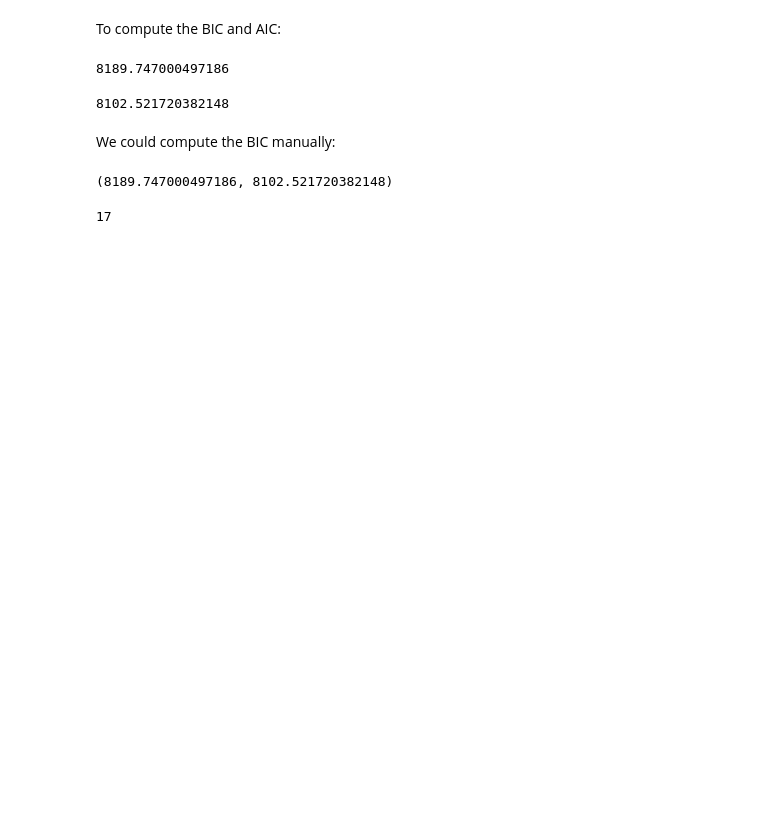
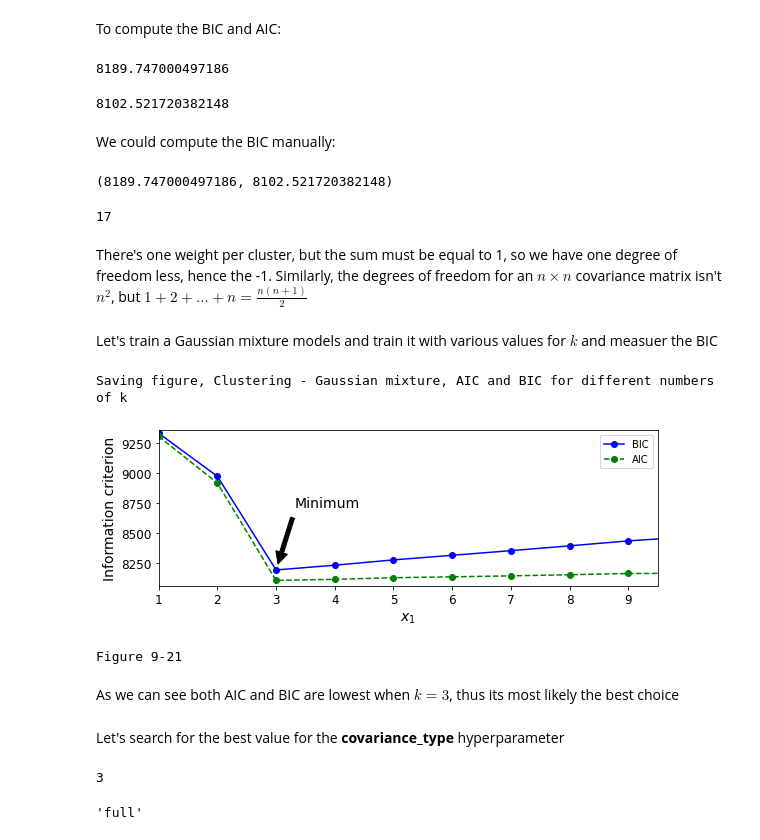
Before and after one commit to MarkJasonE/UnsupervisedLearningTechniques, a Jupyter notebook: UnsupervisedLearningTechniques.ipynb, the cells around one changed output. Drawn from its saved outputs; the diff is of its cells as text; code cells hidden in the pictures; blank space fills up the shorter version.

Commit message:
Added in section: Gaussian mixtures, point: Bayesian Gaussian mixture models

```diff
--- a/UnsupervisedLearningTechniques.ipynb
+++ b/UnsupervisedLearningTechniques.ipynb
@@ -1616,3 +1616,36 @@ bic, aic
 n_params
 # %% [output]
 17
+# %% [markdown]
+There's one weight per cluster, but the sum must be equal to 1, so we have one degree of freedom less, hence the -1. Similarly, the degrees of freedom for an $n \times n$ covariance matrix isn't $n^2$, but $1 + 2 + ... + n = \frac{n(n+ 1)}{2}$
+# %% [markdown]
+Let's train a Gaussian mixture models and train it with various values for $k$ and measuer the BIC
+# %%
+gms_per_k = [GaussianMixture(n_components=k, n_init=10, random_state=42).fit(X)
+            for k in range(1, 11)]
+# %%
+bics = [model.bic(X) for model in gms_per_k]
+aics = [model.aic(X) for model in gms_per_k]
+# %%
+plt.figure(figsize=(8, 3))
+plt.plot(range(1, 11), bics, "bo-", label="BIC")
+plt.plot(range(1, 11), aics, "go--", label="AIC")
+plt.xlabel("$x_1$", fontsize=14)
+plt.ylabel("Information criterion", fontsize=14)
+plt.axis([1, 9.5, np.min(aics)-50, np.max(aics)+50])
+plt.annotate("Minimum", xy=(3, bics[2]), xytext=(0.35, 0.6),
+             textcoords="figure fraction", fontsize=14,
+             arrowprops=dict(facecolor="black", shrink=0.1))
+plt.legend()
+
+save_fig("Clustering - Gaussian mixture, AIC and BIC for different numbers of k")
+plt.show()
+print("Figure 9-21")
+# %% [output]
+Saving figure, Clustering - Gaussian mixture, AIC and BIC for different numbers of k
+[figure, added]
+Figure 9-21
+# %% [markdown]
+As we can see both AIC and BIC are lowest when $k=3$, thus its most likely the best choice
+# %% [markdown]
+Let's search for the best value for the **covariance_type** hyperparameter
@@ -1618,0 +1663,8 @@ n_params
+# %%
+best_k
+# %% [output]
+3
+# %%
+best_covariance_type
+# %% [output]
+'full'
```
Also changed, not shown: parts of 11 cells of this notebook, 2 other files.
